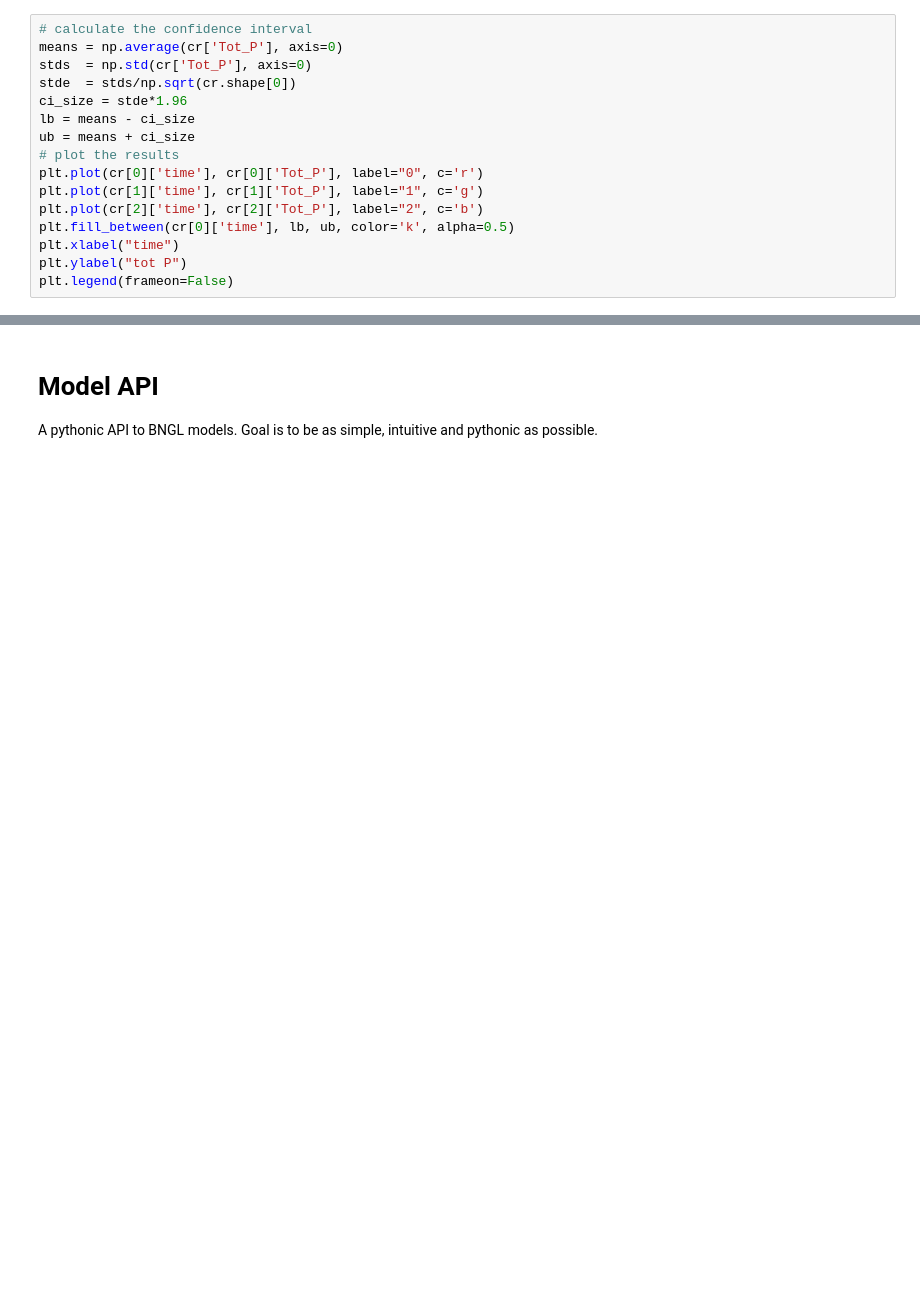
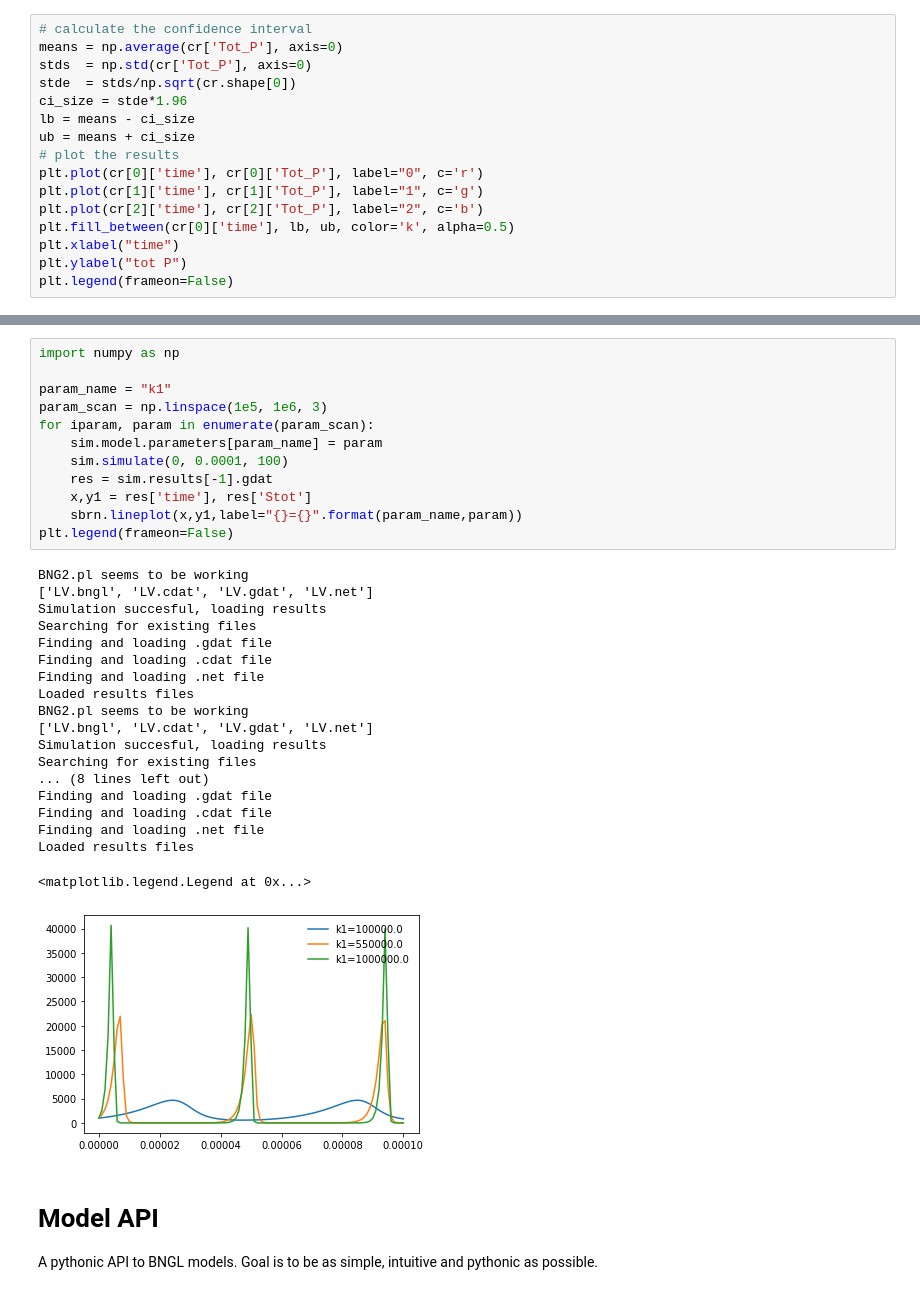
Before and after one commit to mcellteam/Workshop_2021, a Jupyter notebook: bionetgen/BNGSim/BNGSim_usage.ipynb, the cells around one changed output, grey strips where cells are left out. Cells and saved outputs as stored; diff of their text form; blank space fills up the shorter version.

```diff
--- a/bionetgen/BNGSim/BNGSim_usage.ipynb
+++ b/bionetgen/BNGSim/BNGSim_usage.ipynb
@@ -75,3 +147,35 @@ plt.legend(frameon=False)
+# %%
+import numpy as np
+
+param_name = "k1"
+param_scan = np.linspace(1e5, 1e6, 3)
+for iparam, param in enumerate(param_scan):
+    sim.model.parameters[param_name] = param
+    sim.simulate(0, 0.0001, 100)
+    res = sim.results[-1].gdat
+    x,y1 = res['time'], res['Stot']
+    sbrn.lineplot(x,y1,label="{}={}".format(param_name,param))
+plt.legend(frameon=False)
+# %% [output]
+BNG2.pl seems to be working
+['LV.bngl', 'LV.cdat', 'LV.gdat', 'LV.net']
+Simulation succesful, loading results
+Searching for existing files
+Finding and loading .gdat file
+Finding and loading .cdat file
+Finding and loading .net file
+Loaded results files
+BNG2.pl seems to be working
+['LV.bngl', 'LV.cdat', 'LV.gdat', 'LV.net']
+Simulation succesful, loading results
+Searching for existing files
+... (8 lines left out)
+Finding and loading .gdat file
+Finding and loading .cdat file
+Finding and loading .net file
+Loaded results files
+<matplotlib.legend.Legend at 0x...>
+[figure, added]
 # %% [markdown]
 # Model API
 
```
Also changed, not shown: parts of 9 cells of this notebook.
